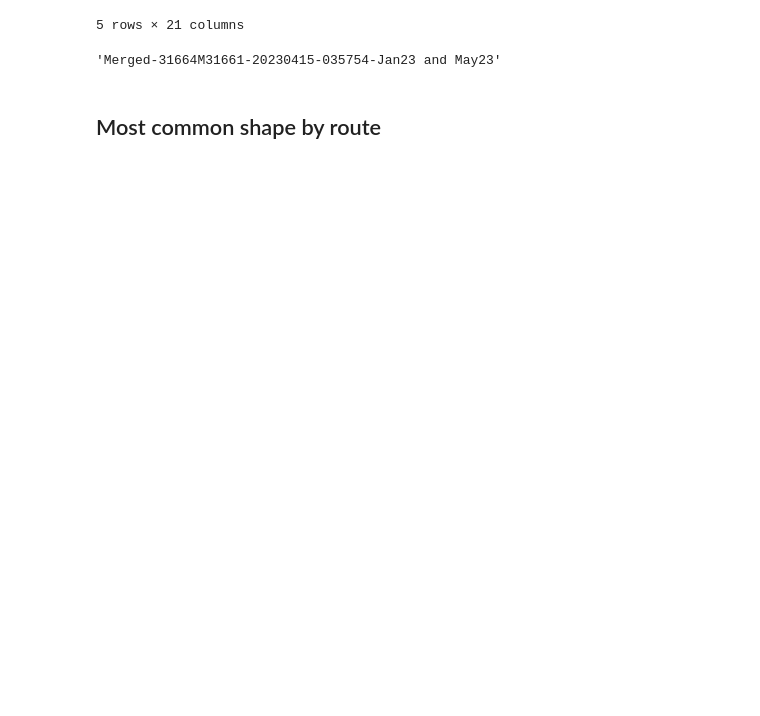
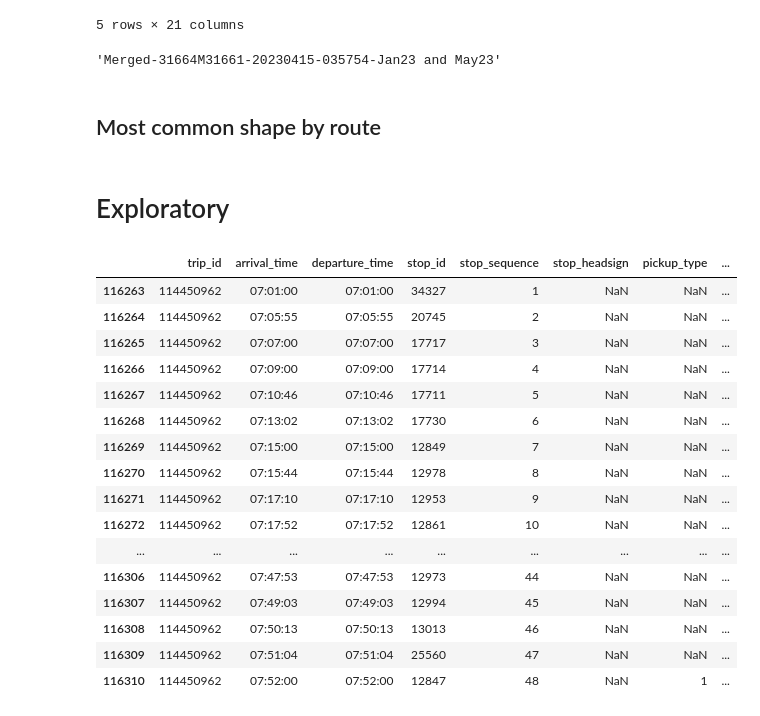
Before and after one commit to thatmushroom/rtd-ghost-buses, a Jupyter notebook: data_analysis/notebooks/static_gtfs_analysis.ipynb, the cells around one changed output. Cells and saved outputs as stored; diff of their text form; code cells hidden in the pictures; blank space fills up the shorter version.

```diff
--- a/data_analysis/notebooks/static_gtfs_analysis.ipynb
+++ b/data_analysis/notebooks/static_gtfs_analysis.ipynb
@@ -337,3 +337,33 @@ final_gdf['geometry'] = final_gdf['geometry'].simplify(.0001)
 # save to file as geojson (this saves locally)
 with open('route_shapes_simplified_linestring.geojson', 'w') as f:
     f.write(final_gdf.loc[(final_gdf['route_type'] == '3')].to_json())
+# %% [markdown]
+# Exploratory
+# %%
+data.stop_times.loc[data.stop_times['trip_id']=='114354115']
+# data.calendar
+# find trip_id's where stop_id = 34327 and stop_sequence = 1
+data.stop_times.loc[(data.stop_times['stop_id']=='34327') & (data.stop_times['stop_sequence']=='1') ]
+# 526!
+# departure_time == "07:01:00" #?
+data.stop_times.loc[(data.stop_times['stop_id']=='34327') & (data.stop_times['stop_sequence']=='1') & (data.stop_times['departure_time']=="07:01:00" ) ]
+
+data.stop_times.loc[data.stop_times['trip_id']=='114450962']
+# %% [output]
+|  | trip_id | arrival_time | departure_time | stop_id | stop_sequence | stop_headsign | pickup_type | ... |
+| 116263 | 114450962 | 07:01:00 | 07:01:00 | 34327 | 1 | NaN | NaN | ... |
+| 116264 | 114450962 | 07:05:55 | 07:05:55 | 20745 | 2 | NaN | NaN | ... |
+| 116265 | 114450962 | 07:07:00 | 07:07:00 | 17717 | 3 | NaN | NaN | ... |
+| 116266 | 114450962 | 07:09:00 | 07:09:00 | 17714 | 4 | NaN | NaN | ... |
+| 116267 | 114450962 | 07:10:46 | 07:10:46 | 17711 | 5 | NaN | NaN | ... |
+| 116268 | 114450962 | 07:13:02 | 07:13:02 | 17730 | 6 | NaN | NaN | ... |
+| 116269 | 114450962 | 07:15:00 | 07:15:00 | 12849 | 7 | NaN | NaN | ... |
+| 116270 | 114450962 | 07:15:44 | 07:15:44 | 12978 | 8 | NaN | NaN | ... |
+| 116271 | 114450962 | 07:17:10 | 07:17:10 | 12953 | 9 | NaN | NaN | ... |
+| 116272 | 114450962 | 07:17:52 | 07:17:52 | 12861 | 10 | NaN | NaN | ... |
+| ... | ... | ... | ... | ... | ... | ... | ... | ... |
+| 116306 | 114450962 | 07:47:53 | 07:47:53 | 12973 | 44 | NaN | NaN | ... |
+| 116307 | 114450962 | 07:49:03 | 07:49:03 | 12994 | 45 | NaN | NaN | ... |
+| 116308 | 114450962 | 07:50:13 | 07:50:13 | 13013 | 46 | NaN | NaN | ... |
+| 116309 | 114450962 | 07:51:04 | 07:51:04 | 25560 | 47 | NaN | NaN | ... |
+| 116310 | 114450962 | 07:52:00 | 07:52:00 | 12847 | 48 | NaN | 1 | ... |
```
Also changed, not shown: 3 other files.
